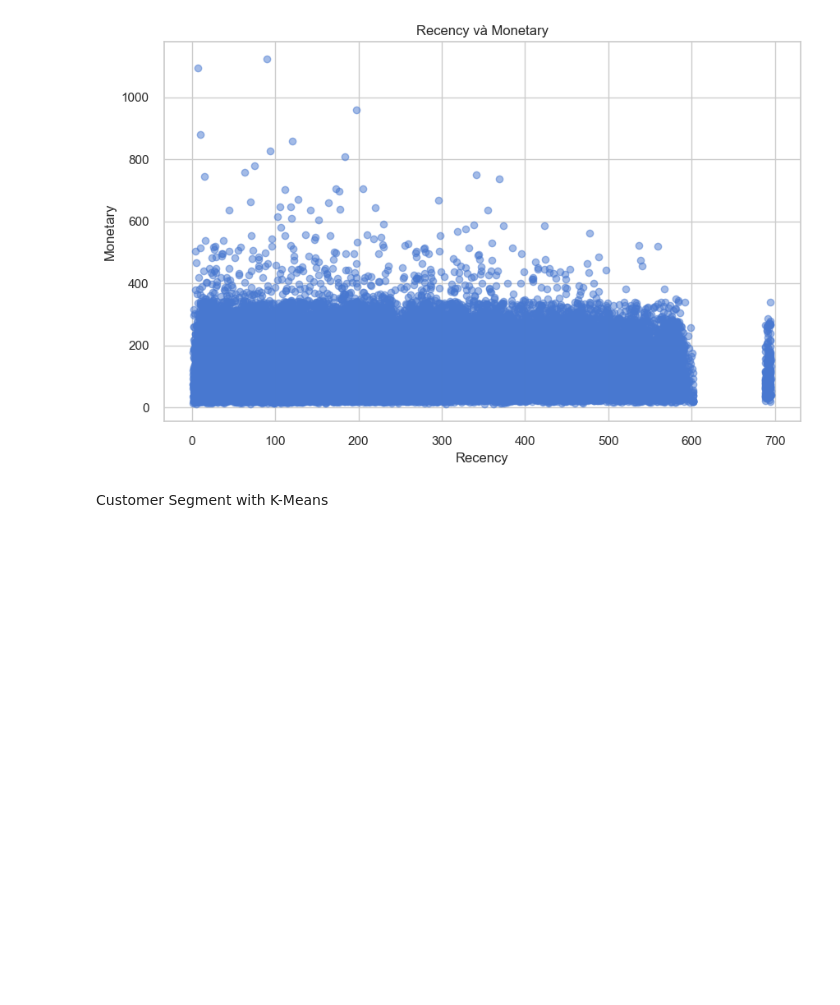
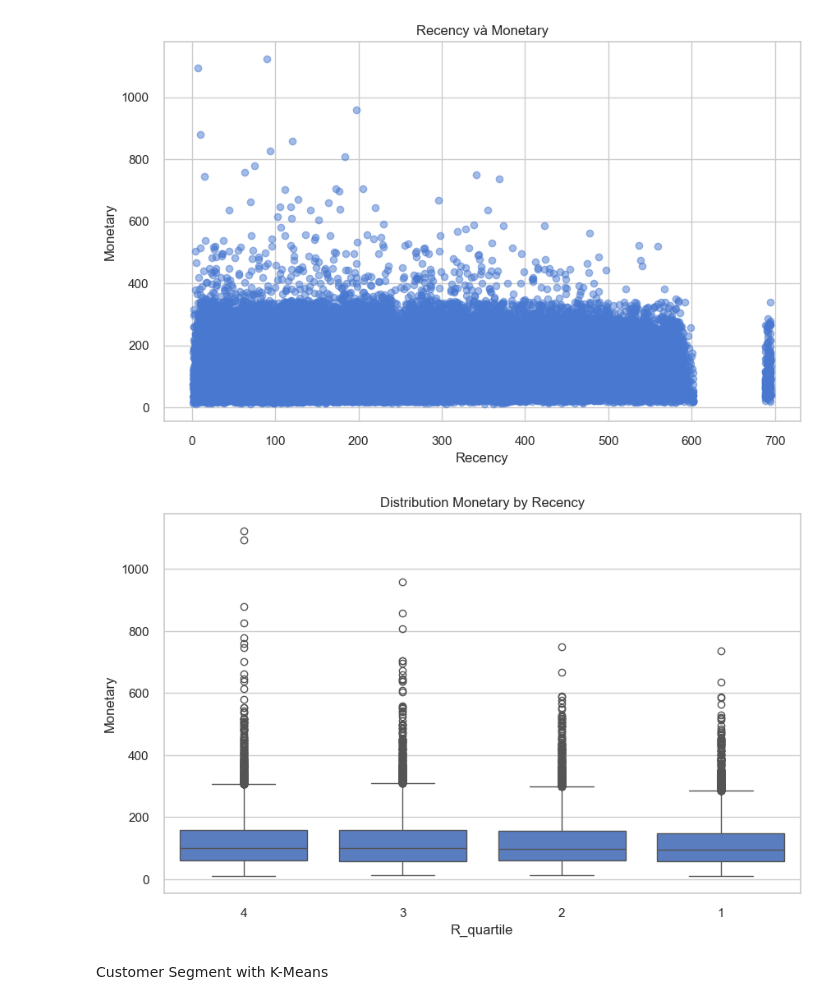
Before and after one commit to demaric9/E-Commerce-Platform, a Jupyter notebook: Pandas/RFM_Analysis.ipynb, the cells around one changed output. Drawn from its saved outputs; the diff is of its cells as text; code cells hidden in the pictures; blank space fills up the shorter version.

```diff
--- a/Pandas/RFM_Analysis.ipynb
+++ b/Pandas/RFM_Analysis.ipynb
@@ -430,6 +430,13 @@ plt.title("Recency và Monetary")
 plt.show()
 # %% [output]
 [figure]
+# %%
+plt.figure(figsize=(10,6))
+sns.boxplot(x='R_quartile', y='Monetary', data=T1)
+plt.title("Distribution Monetary by Recency")
+plt.show()
+# %% [output]
+[figure, added]
 # %% [markdown]
 Customer Segment with K-Means
 # %%
```
Also changed, not shown: parts of 6 cells of this notebook.
